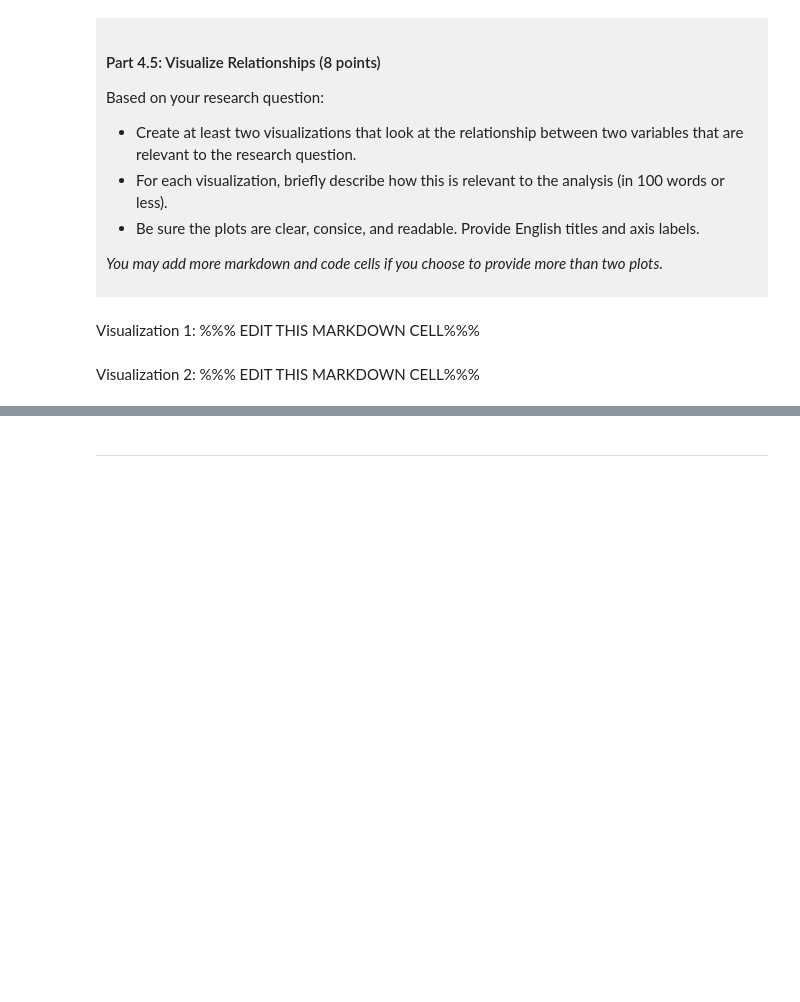
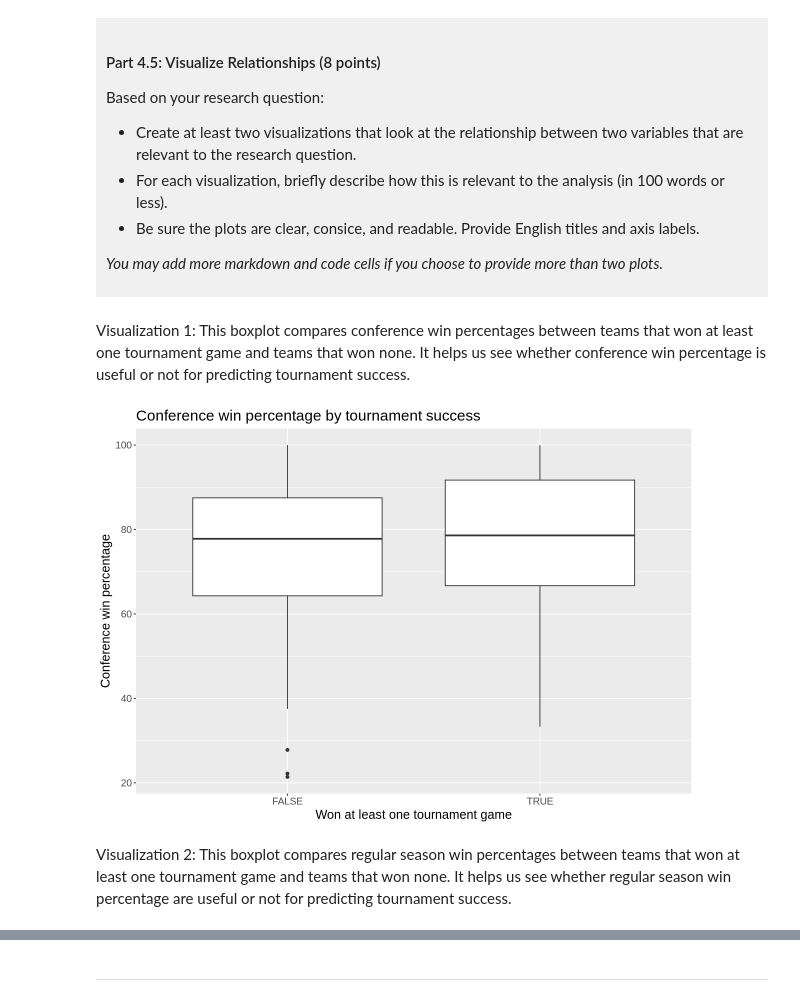
Before and after one commit to huihsin8/dsci-100-project-huihsin-lin, a Jupyter notebook: dsci-100-project-notebook.ipynb, the cells around one changed output, grey strips where cells are left out. Drawn from its saved outputs; the diff is of its cells as text; code cells hidden in the pictures; blank space fills up the shorter version.

```diff
--- a/dsci-100-project-notebook.ipynb
+++ b/dsci-100-project-notebook.ipynb
@@ -307,9 +368,17 @@ Based on your research question:
 *You may add more markdown and code cells if you choose to provide more than two plots.*
 </div>
 # %% [markdown]
-Visualization 1: %%% EDIT THIS MARKDOWN CELL%%%
+Visualization 1: This boxplot compares conference win percentages between teams that won at least one tournament game and teams that won none. It helps us see whether conference win percentage is useful or not for predicting tournament success.
 # %%
-### EDIT THIS CODE CELL FOR VISUALIZATION 1###
+conf_success_plot <- basketball_clean |>
+    ggplot(aes(x = tourney_success, y = conf_wins_pct)) +
+    geom_boxplot() +
+    labs(title = "Conference win percentage by tournament success",
+         x = "Won at least one tournament game", y = "Conference win percentage") + theme(text = element_text(size = 15))
+
+conf_success_plot
+# %% [output]
+[figure, added]
 # %% [markdown]
-Visualization 2: %%% EDIT THIS MARKDOWN CELL%%%
+Visualization 2: This boxplot compares regular season win percentages between teams that won at least one tournament game and teams that won none. It helps us see whether regular season win percentage are useful or not for predicting tournament success.
 # %%
```
Also changed, not shown: parts of 8 cells of this notebook.
